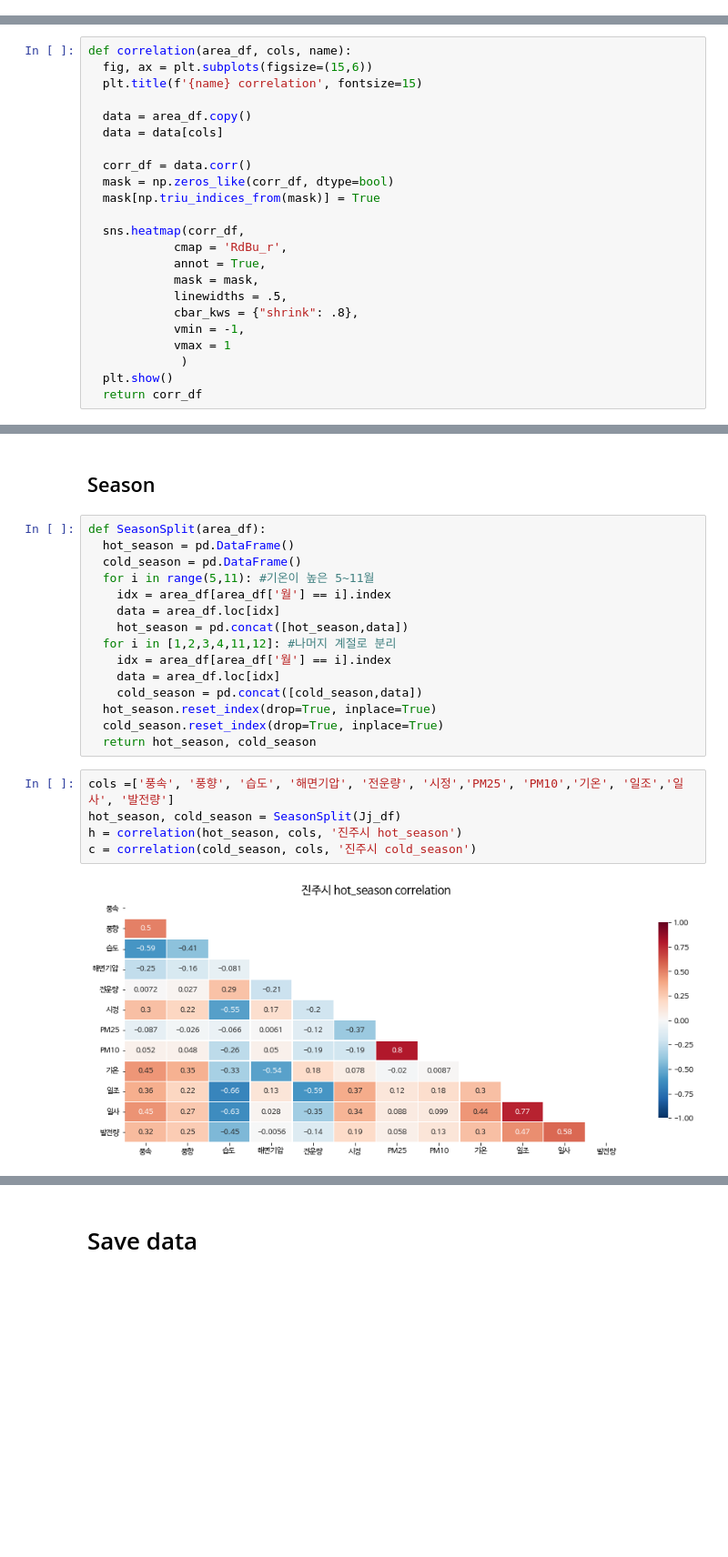
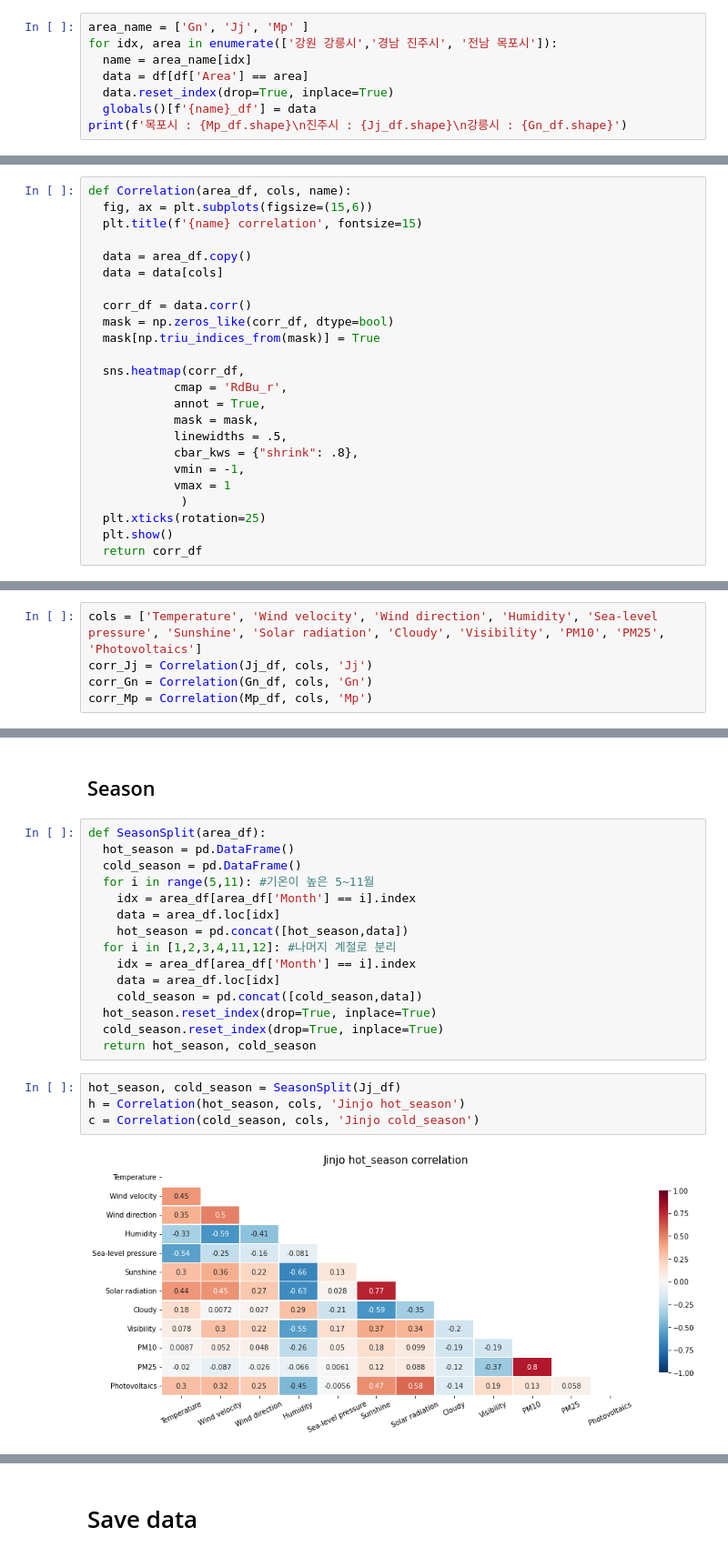
Before and after one commit to Hanchaeeun/SolarPower-Analysis, a Jupyter notebook: 03_Correlation-Analysis.ipynb, the cells around one changed output, grey strips where cells are left out. Shown at 91% size. Cells and saved outputs as stored; diff of their text form; blank space fills up the shorter version.

Commit message:
Refactor Correlation-Analysis file code

```diff
--- a/03_Correlation-Analysis.ipynb
+++ b/03_Correlation-Analysis.ipynb
@@ -106,2 +114,10 @@ Gn_df
 # %% [markdown]
 # Monthly Distribution
+# %%
+area_name = ['Gn', 'Jj', 'Mp' ]
+for idx, area in enumerate(['강원 강릉시','경남 진주시', '전남 목포시']):
+  name = area_name[idx]
+  data = df[df['Area'] == area]
+  data.reset_index(drop=True, inplace=True)
+  globals()[f'{name}_df'] = data
+print(f'목포시 : {Mp_df.shape}\n진주시 : {Jj_df.shape}\n강릉시 : {Gn_df.shape}')
@@ -157,7 +177,7 @@ monthly_plot(Mp_df,'발전량', 'PV power in Mokpo')
 # %% [markdown]
 ## Area
 # %%
-def correlation(area_df, cols, name):
+def Correlation(area_df, cols, name):
   fig, ax = plt.subplots(figsize=(15,6))
   plt.title(f'{name} correlation', fontsize=15)
 
@@ -177,5 +197,6 @@ def correlation(area_df, cols, name):
             vmin = -1,
             vmax = 1
              )
+  plt.xticks(rotation=25)
   plt.show()
   return corr_df
@@ -190,0 +203,5 @@ corr_Mp = correlation(Mp_df, cols, '목포시')
+# %%
+cols = ['Temperature', 'Wind velocity', 'Wind direction', 'Humidity', 'Sea-level pressure', 'Sunshine', 'Solar radiation', 'Cloudy', 'Visibility', 'PM10', 'PM25', 'Photovoltaics']
+corr_Jj = Correlation(Jj_df, cols, 'Jj')
+corr_Gn = Correlation(Gn_df, cols, 'Gn')
+corr_Mp = Correlation(Mp_df, cols, 'Mp')
@@ -268,20 +289,19 @@ def SeasonSplit(area_df):
   hot_season = pd.DataFrame()
   cold_season = pd.DataFrame()
   for i in range(5,11): #기온이 높은 5~11월
-    idx = area_df[area_df['월'] == i].index
+    idx = area_df[area_df['Month'] == i].index
     data = area_df.loc[idx]
     hot_season = pd.concat([hot_season,data])
   for i in [1,2,3,4,11,12]: #나머지 계절로 분리
-    idx = area_df[area_df['월'] == i].index
+    idx = area_df[area_df['Month'] == i].index
     data = area_df.loc[idx]
     cold_season = pd.concat([cold_season,data])
   hot_season.reset_index(drop=True, inplace=True)
   cold_season.reset_index(drop=True, inplace=True)
   return hot_season, cold_season
 # %%
-cols =['풍속', '풍향', '습도', '해면기압', '전운량', '시정','PM25', 'PM10','기온', '일조','일사', '발전량']
 hot_season, cold_season = SeasonSplit(Jj_df)
-h = correlation(hot_season, cols, '진주시 hot_season')
-c = correlation(cold_season, cols, '진주시 cold_season')
+h = Correlation(hot_season, cols, 'Jinjo hot_season')
+c = Correlation(cold_season, cols, 'Jinjo cold_season')
 # %% [output]
-[figure, old version]
+[figure, new version]
```
Also changed, not shown: parts of 24 cells of this notebook.
